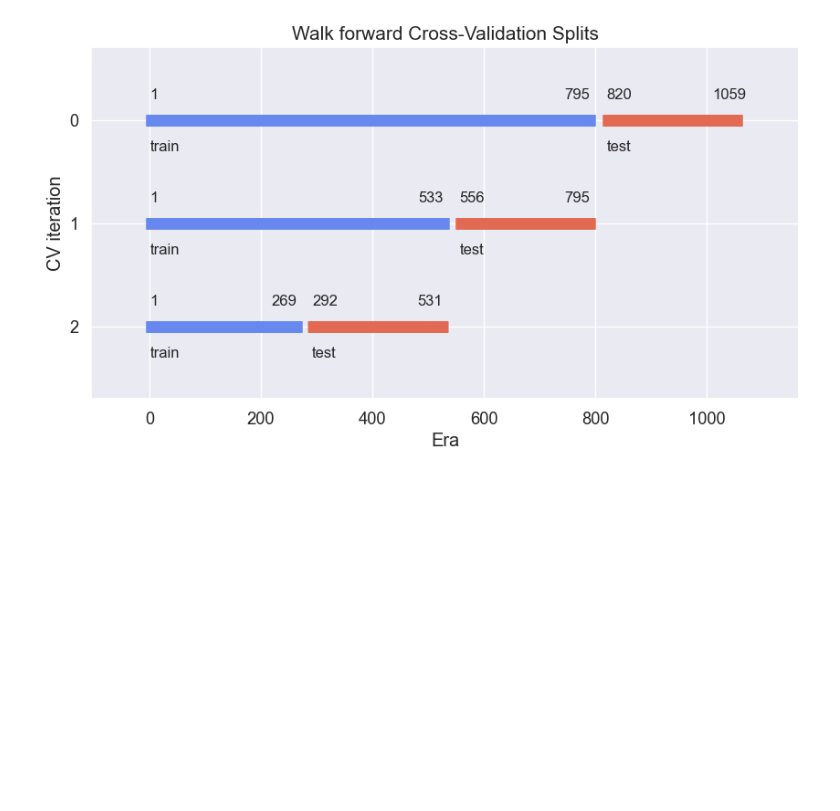
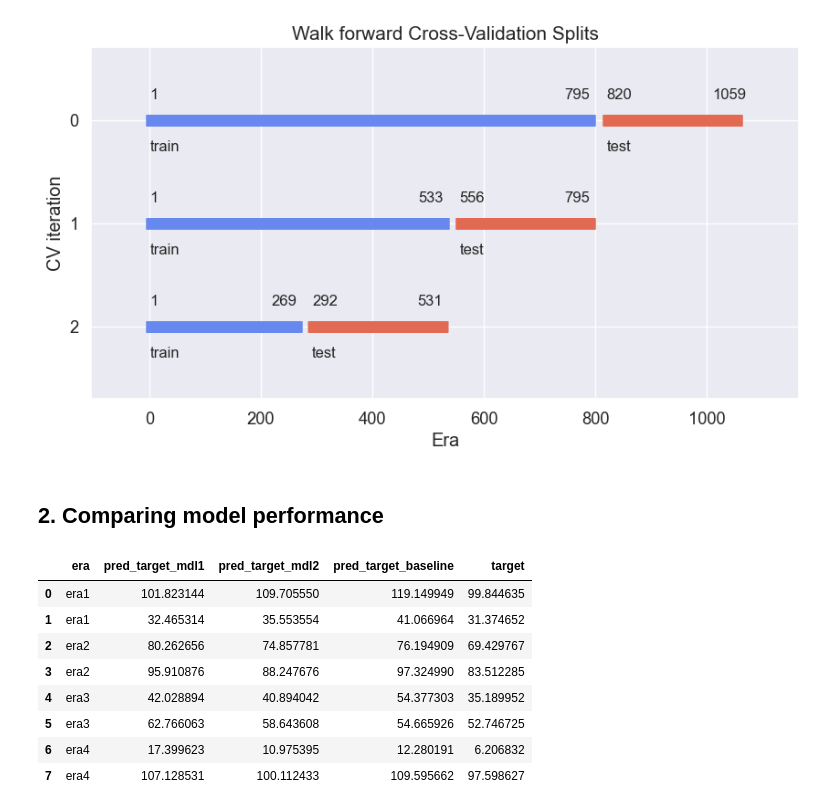
Before and after one commit to psvishnu91/numerai, a Jupyter notebook: numerai/utils_usage_examples/plotting-example.ipynb, the cells around one changed output. Saved outputs shown, nothing was run; the diff lists cells and outputs as text; code cells hidden in the pictures; blank space fills up the shorter version.

```diff
--- a/numerai/utils_usage_examples/plot-cv-splits-example-usage.ipynb
+++ b/numerai/utils_usage_examples/plotting-example.ipynb
@@ -56,3 +58,5 @@ ut.plot_cv_split(
 );
 # %% [output]
 [figure]
+# %% [markdown]
+## 2. Comparing model performance
@@ -58,0 +66,21 @@ ut.plot_cv_split(
+# %%
+n = 8
+target = np.random.random((n,))*100
+pred_df = pd.DataFrame({
+    "era": ["era1", "era1", "era2", "era2", "era3", "era3", "era4", "era4"],
+    "pred_target_mdl1": target + np.random.random((n,))*15,
+    "pred_target_mdl2": target + np.random.random((n,))*10,
+    "pred_target_baseline": target + np.random.random((n,))*20,
+    "target": target,
+})
+pred_df.style.bar(color="lightblue")
+# %% [output]
+|  | era | pred_target_mdl1 | pred_target_mdl2 | pred_target_baseline | target |
+| 0 | era1 | 101.823144 | 109.705550 | 119.149949 | 99.844635 |
+| 1 | era1 | 32.465314 | 35.553554 | 41.066964 | 31.374652 |
+| 2 | era2 | 80.262656 | 74.857781 | 76.194909 | 69.429767 |
+| 3 | era2 | 95.910876 | 88.247676 | 97.324990 | 83.512285 |
+| 4 | era3 | 42.028894 | 40.894042 | 54.377303 | 35.189952 |
+| 5 | era3 | 62.766063 | 58.643608 | 54.665926 | 52.746725 |
+| 6 | era4 | 17.399623 | 10.975395 | 12.280191 | 6.206832 |
+| 7 | era4 | 107.128531 | 100.112433 | 109.595662 | 97.598627 |
```
Also changed, not shown: parts of 3 cells of this notebook, 1 other file.
